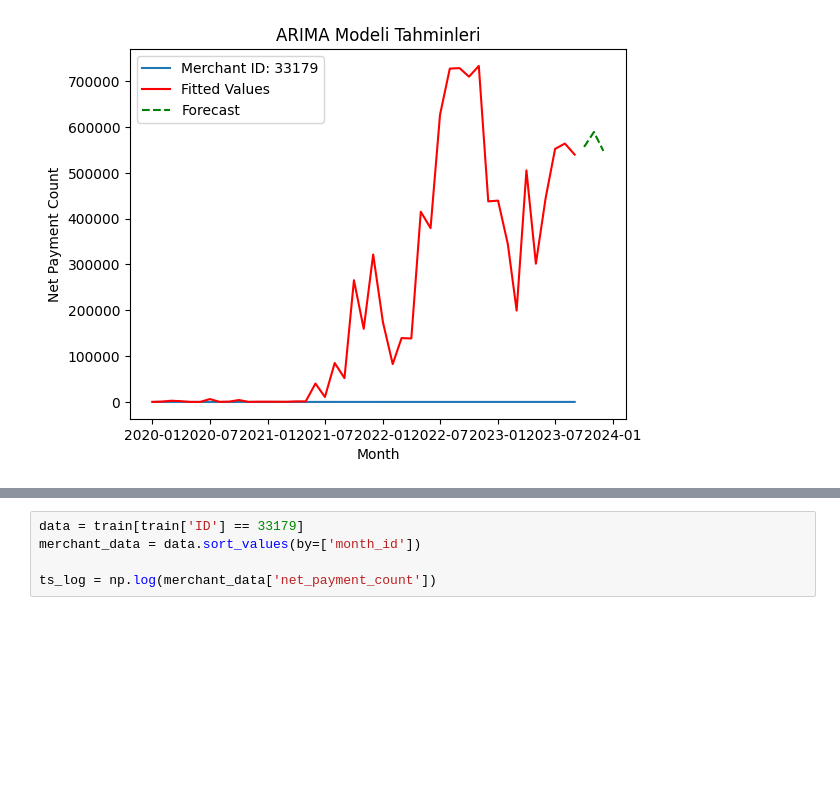
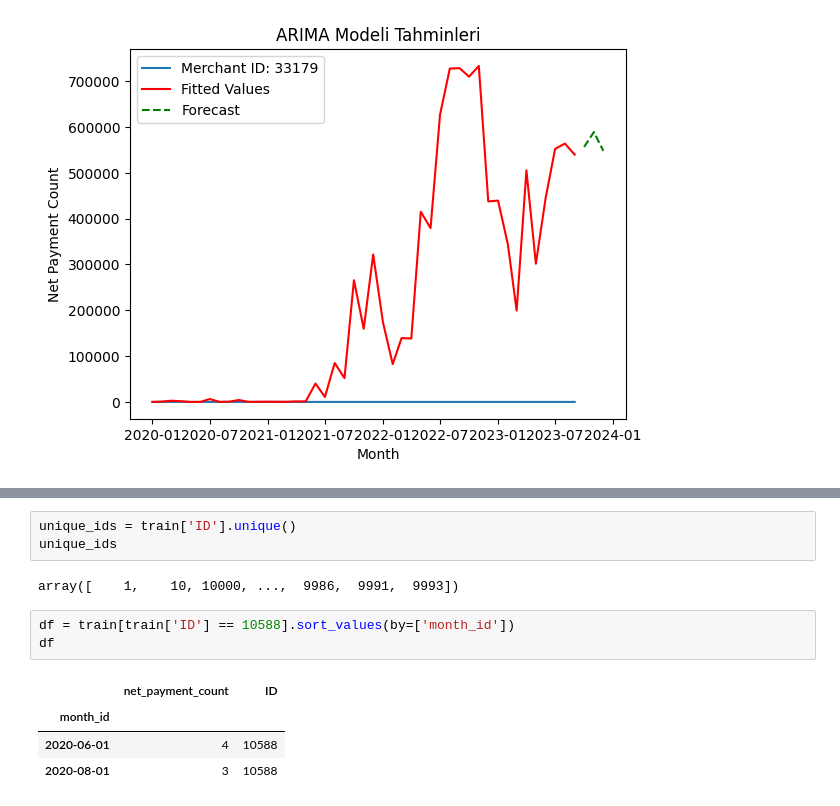
Before and after one commit to seydanurkayir/iyzico-datathon, a Jupyter notebook: iyzicoo.ipynb, the cells around one changed output, grey strips where cells are left out. Saved outputs shown, nothing was run; the diff lists cells and outputs as text; blank space fills up the shorter version.

```diff
--- a/iyzicoo.ipynb
+++ b/iyzicoo.ipynb
@@ -169,5 +187,13 @@ Forecast for Merchant ID 33179:
+# %%
+unique_ids = train['ID'].unique()
+unique_ids
+# %% [output]
+array([    1,    10, 10000, ...,  9986,  9991,  9993])
 # %%
-data = train[train['ID'] == 33179]
-merchant_data = data.sort_values(by=['month_id'])
-
-ts_log = np.log(merchant_data['net_payment_count'])
+df = train[train['ID'] == 10588].sort_values(by=['month_id'])
+df
+# %% [output]
+|  | net_payment_count | ID |
+| month_id |  |  |
+| 2020-06-01 | 4 | 10588 |
+| 2020-08-01 | 3 | 10588 |
```
Also changed, not shown: parts of 3 cells of this notebook, 2 other files.
